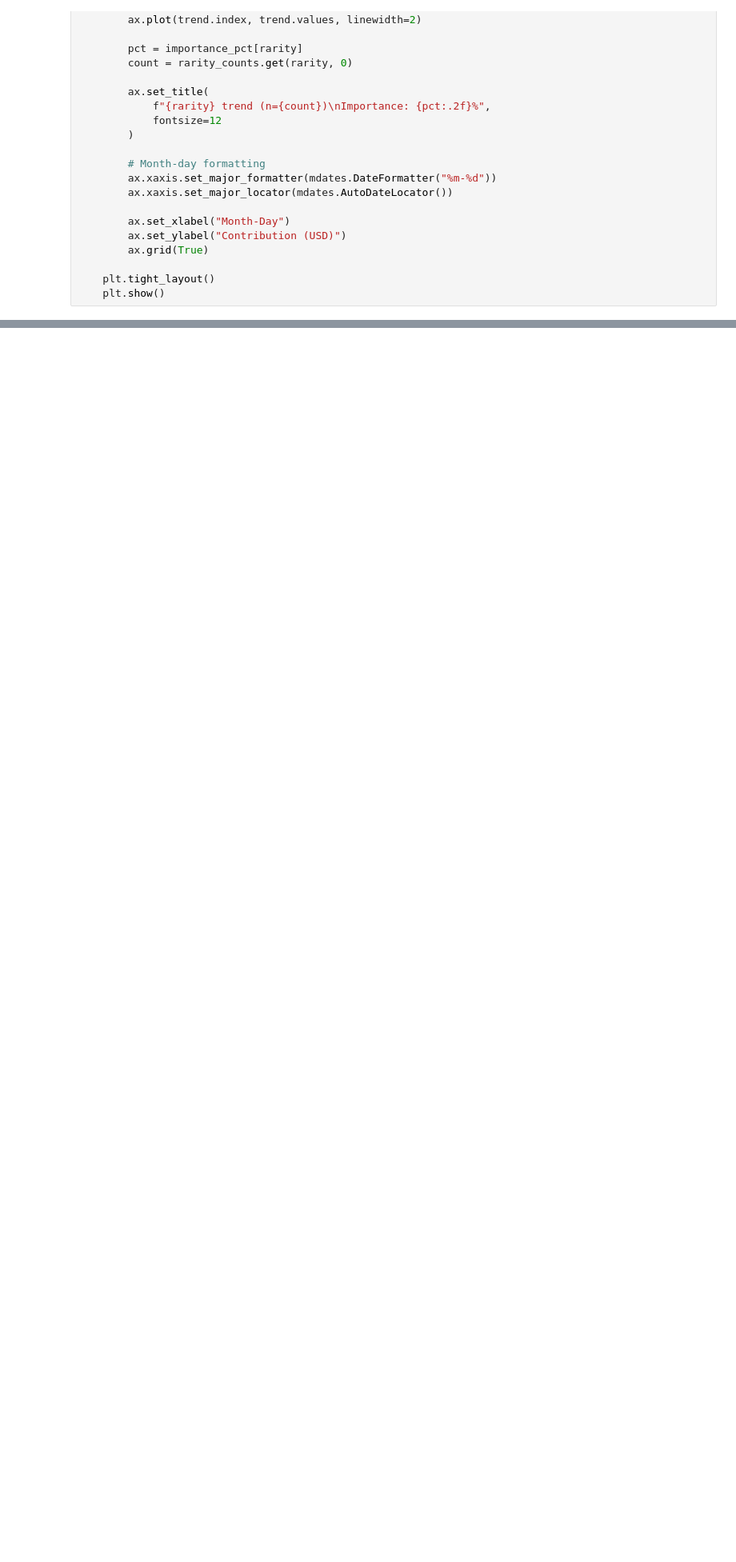
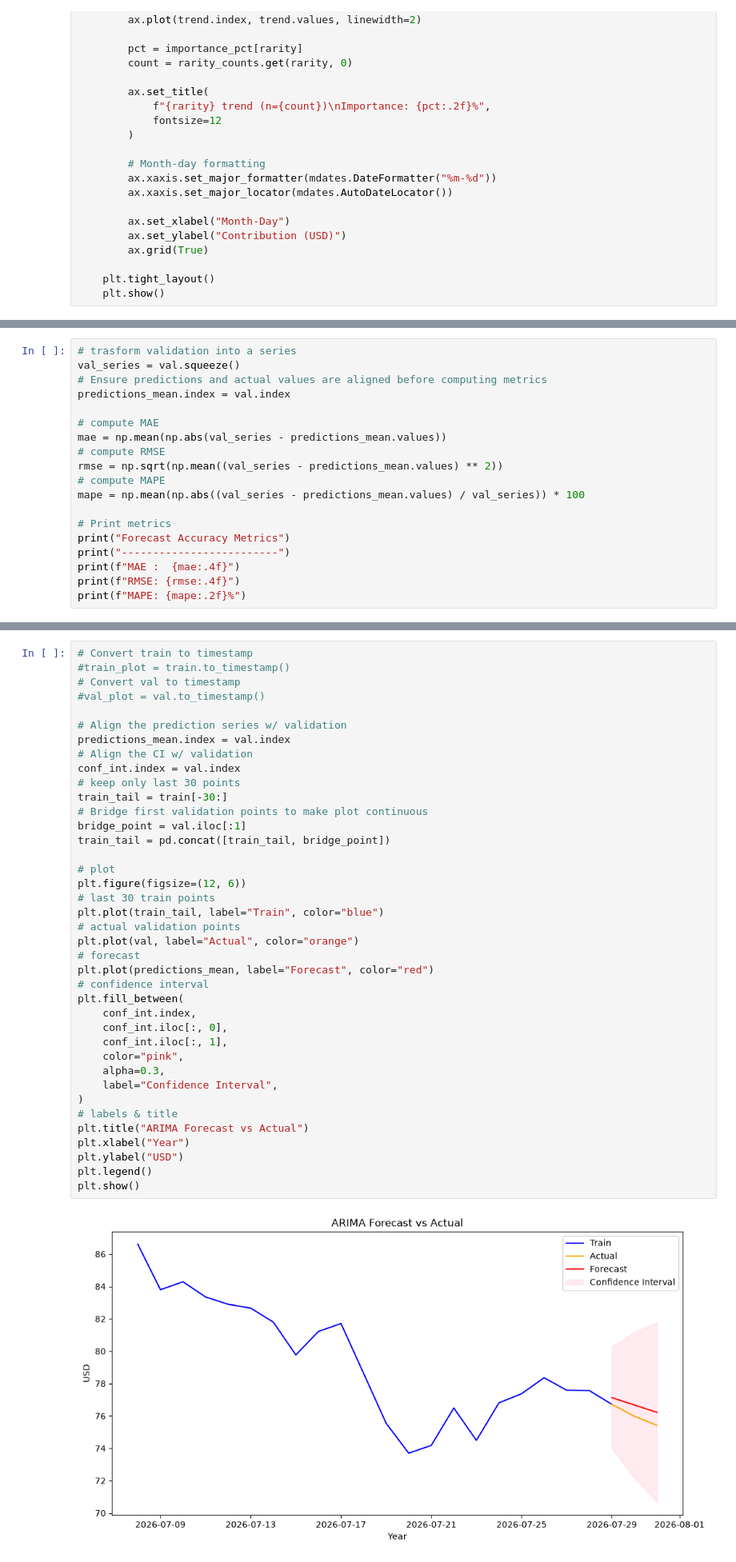
Before and after one commit to Snewski/Pokemon-TCG-Data, a Jupyter notebook: src/analysis.ipynb, the cells around one changed output, grey strips where cells are left out. Shown at 80% size. Drawn from its saved outputs; the diff is of its cells as text; blank space fills up the shorter version.

```diff
--- a/src/analysis.ipynb
+++ b/src/analysis.ipynb
@@ -229,0 +405,19 @@ plot_set_and_rarity_trends("../data/chaos_rising_combined_clean.csv", source="tp
+# %%
+# trasform validation into a series
+val_series = val.squeeze()
+# Ensure predictions and actual values are aligned before computing metrics
+predictions_mean.index = val.index
+
+# compute MAE
+mae = np.mean(np.abs(val_series - predictions_mean.values))
+# compute RMSE
+rmse = np.sqrt(np.mean((val_series - predictions_mean.values) ** 2))
+# compute MAPE
+mape = np.mean(np.abs((val_series - predictions_mean.values) / val_series)) * 100
+
+# Print metrics
+print("Forecast Accuracy Metrics")
+print("-------------------------")
+print(f"MAE :  {mae:.4f}")
+print(f"RMSE: {rmse:.4f}")
+print(f"MAPE: {mape:.2f}%")
@@ -229,0 +430,41 @@ plot_set_and_rarity_trends("../data/chaos_rising_combined_clean.csv", source="tp
+# %%
+# Convert train to timestamp
+#train_plot = train.to_timestamp()
+# Convert val to timestamp
+#val_plot = val.to_timestamp()
+
+# Align the prediction series w/ validation
+predictions_mean.index = val.index
+# Align the CI w/ validation
+conf_int.index = val.index
+# keep only last 30 points
+train_tail = train[-30:]
+# Bridge first validation points to make plot continuous
+bridge_point = val.iloc[:1]
+train_tail = pd.concat([train_tail, bridge_point])
+
+# plot
+plt.figure(figsize=(12, 6))
+# last 30 train points
+plt.plot(train_tail, label="Train", color="blue")
+# actual validation points
+plt.plot(val, label="Actual", color="orange")
+# forecast
+plt.plot(predictions_mean, label="Forecast", color="red")
+# confidence interval
+plt.fill_between(
+    conf_int.index,
+    conf_int.iloc[:, 0],
+    conf_int.iloc[:, 1],
+    color="pink",
+    alpha=0.3,
+    label="Confidence Interval",
+)
+# labels & title
+plt.title("ARIMA Forecast vs Actual")
+plt.xlabel("Year")
+plt.ylabel("USD")
+plt.legend()
+plt.show()
+# %% [output]
+[figure, added]
```
Also changed, not shown: parts of 16 cells of this notebook, 17 other files.
